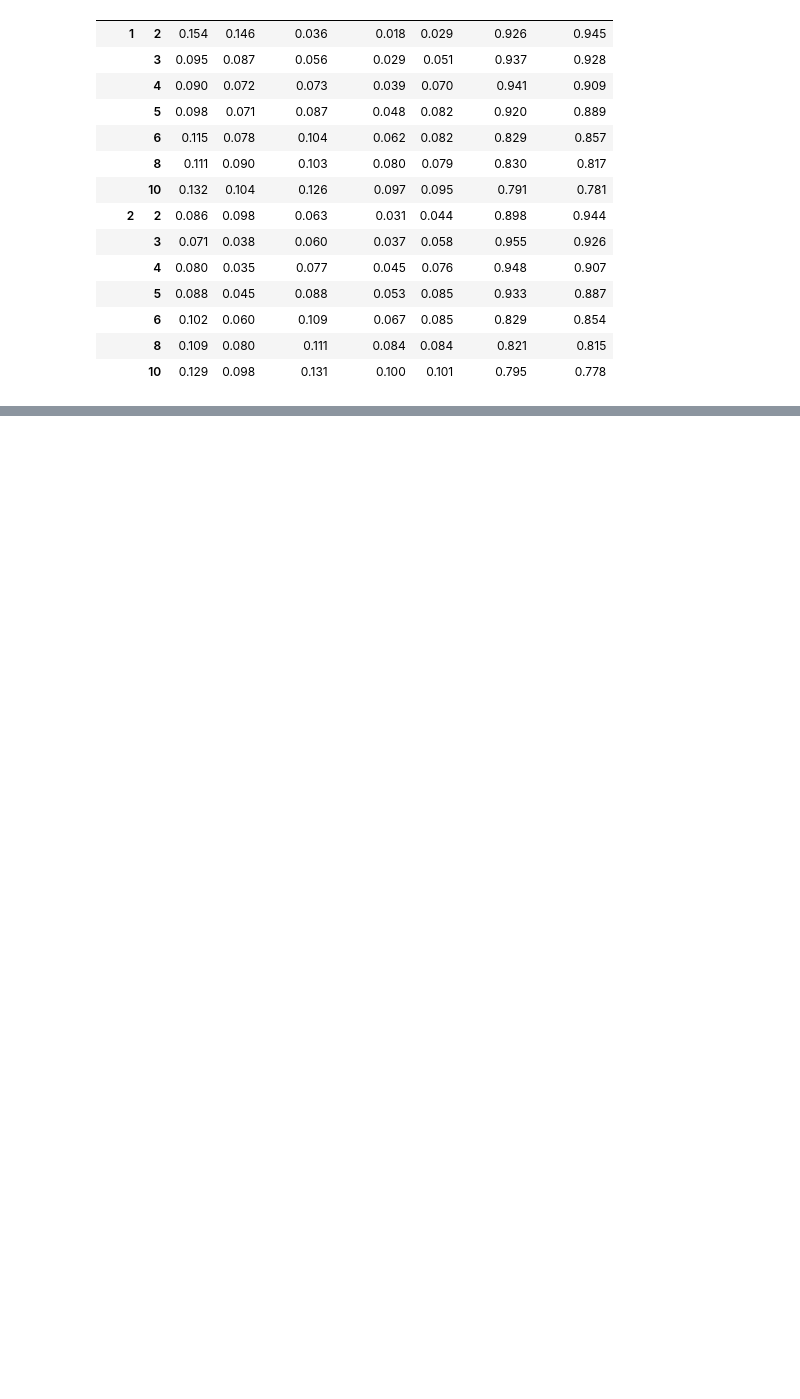
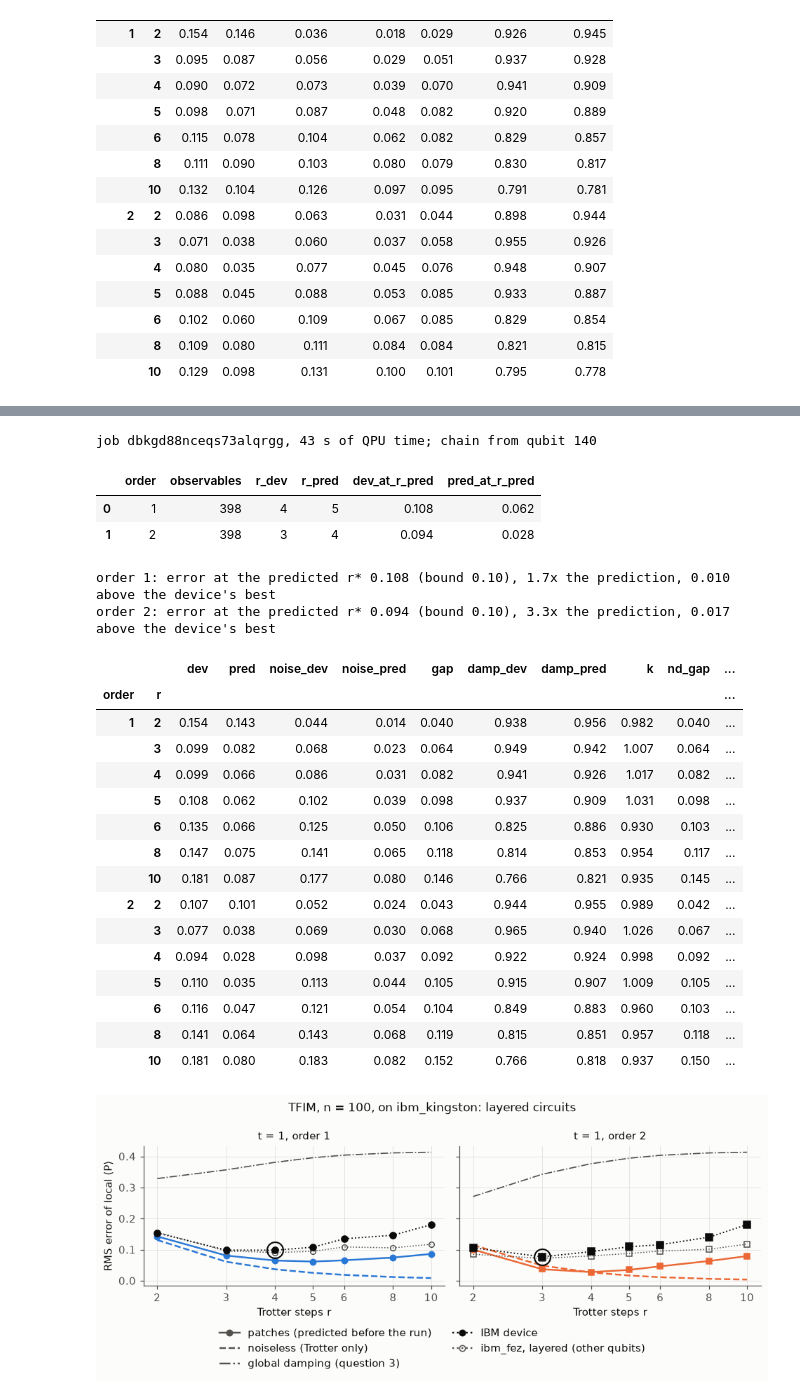
Before and after one commit to jayhsu0627/qtrotter, a Jupyter notebook: notebooks/trotter_under_noise.ipynb, the cells around one changed output, grey strips where cells are left out. Cells and saved outputs as stored; diff of their text form; code cells hidden in the pictures; blank space fills up the shorter version.

```diff
--- a/notebooks/trotter_under_noise.ipynb
+++ b/notebooks/trotter_under_noise.ipynb
@@ -1806,0 +1779,20 @@ represents.
+# %%
+from qtrotter.hardware import non_damping, twirl_test
+
+tw_record = json.load(open(ROOT / "results/hardware_twirl_job.json"))
+tw_flat = pd.read_csv(ROOT / "results/hardware_twirl_values.csv").drop(columns="t")
+tw_table, tw_verdict = twirl_test(tw_flat, rep_flat)
+print(f"job {tw_record['job_id']}, {tw_record.get('usage_seconds')} s of QPU time; pre-registered call: "
+      f"{tw_verdict['verdict']} (twirled / untwirled non-damping RMS {tw_verdict['nd_gap_ratio']:.2f}, "
+      f"median correlation {tw_verdict['corr']:.2f})")
+raw = {name: np.sqrt((non_damping(v, source=src)[0] ** 2).mean(axis=1)).median()
+       for name, v, src in (("twirled", tw_flat, "hardware"), ("untwirled, one copy", rep_flat, "hardware_0"))}
+print("median non-damping RMS without the shot-noise correction:", {k: round(v, 3) for k, v in raw.items()})
+for name, v in (("twirled", tw_flat), ("untwirled repeat", rep_flat)):
+    g = gap_table(v)
+    rate = {(o, c): -np.polyfit(g.loc[o].index, np.log(g.loc[o][c]), 1)[0] for o in (1, 2) for c in ("damp_dev", "damp_pred")}
+    print(f"{name}: damping per step, device / model: " + ", ".join(
+        f"order {o} {rate[(o, 'damp_dev')]:.4f} / {rate[(o, 'damp_pred')]:.4f}" for o in (1, 2)))
+print("pre-registered r* check:")
+display(leave_out(tw_flat, []).round(3))
+tw_table.round(3)
@@ -1806,0 +1846,41 @@ represents.
+# %%
+king_record = json.load(open(ROOT / "results/hardware_kingston_job.json"))
+king_flat = pd.read_csv(ROOT / "results/hardware_kingston_values.csv").drop(columns="t")
+king = rms_table(king_flat).assign(t=1.0)
+plots.hardware_long(king, title=f"TFIM, n = 100, on {king_record['backend']}: layered circuits",
+                    earlier=lay, earlier_label="ibm_fez, layered (other qubits)", save=FIG / "fig10_kingston.png")
+print(f"job {king_record['job_id']}, {king_record.get('usage_seconds')} s of QPU time; chain from qubit "
+      f"{king_record['layout'][0]}")
+display(leave_out(king_flat, []).round(3))
+king_gap = gap_table(king_flat).join(non_damping(king_flat)[1])
+king_dev = wide(king_flat, "hardware") - wide(king_flat, "patches")
+king_gap["corr_orders"] = [np.corrcoef(king_dev.loc[(1, r)], king_dev.loc[(2, r)])[0, 1] for _, r in king_gap.index]
+for order, row in leave_out(king_flat, []).set_index("order").iterrows():
+    print(f"order {order}: error at the predicted r* {row.dev_at_r_pred:.3f} (bound 0.10), "
+          f"{row.dev_at_r_pred / row.pred_at_r_pred:.1f}x the prediction, "
+          f"{row.dev_at_r_pred - king_gap.loc[order].dev.min():.3f} above the device's best")
+king_gap.round(3)
+# %% [output]
+job dbkgd88nceqs73alqrgg, 43 s of QPU time; chain from qubit 140
+|  | order | observables | r_dev | r_pred | dev_at_r_pred | pred_at_r_pred |
+| 0 | 1 | 398 | 4 | 5 | 0.108 | 0.062 |
+| 1 | 2 | 398 | 3 | 4 | 0.094 | 0.028 |
+order 1: error at the predicted r* 0.108 (bound 0.10), 1.7x the prediction, 0.010 above the device's best
+order 2: error at the predicted r* 0.094 (bound 0.10), 3.3x the prediction, 0.017 above the device's best
+|  |  | dev | pred | noise_dev | noise_pred | gap | damp_dev | damp_pred | k | nd_gap | ... |
+| order | r |  |  |  |  |  |  |  |  |  | ... |
+| 1 | 2 | 0.154 | 0.143 | 0.044 | 0.014 | 0.040 | 0.938 | 0.956 | 0.982 | 0.040 | ... |
+|  | 3 | 0.099 | 0.082 | 0.068 | 0.023 | 0.064 | 0.949 | 0.942 | 1.007 | 0.064 | ... |
+|  | 4 | 0.099 | 0.066 | 0.086 | 0.031 | 0.082 | 0.941 | 0.926 | 1.017 | 0.082 | ... |
+|  | 5 | 0.108 | 0.062 | 0.102 | 0.039 | 0.098 | 0.937 | 0.909 | 1.031 | 0.098 | ... |
+|  | 6 | 0.135 | 0.066 | 0.125 | 0.050 | 0.106 | 0.825 | 0.886 | 0.930 | 0.103 | ... |
+|  | 8 | 0.147 | 0.075 | 0.141 | 0.065 | 0.118 | 0.814 | 0.853 | 0.954 | 0.117 | ... |
+|  | 10 | 0.181 | 0.087 | 0.177 | 0.080 | 0.146 | 0.766 | 0.821 | 0.935 | 0.145 | ... |
+| 2 | 2 | 0.107 | 0.101 | 0.052 | 0.024 | 0.043 | 0.944 | 0.955 | 0.989 | 0.042 | ... |
+|  | 3 | 0.077 | 0.038 | 0.069 | 0.030 | 0.068 | 0.965 | 0.940 | 1.026 | 0.067 | ... |
+|  | 4 | 0.094 | 0.028 | 0.098 | 0.037 | 0.092 | 0.922 | 0.924 | 0.998 | 0.092 | ... |
+|  | 5 | 0.110 | 0.035 | 0.113 | 0.044 | 0.105 | 0.915 | 0.907 | 1.009 | 0.105 | ... |
+|  | 6 | 0.116 | 0.047 | 0.121 | 0.054 | 0.104 | 0.849 | 0.883 | 0.960 | 0.103 | ... |
+|  | 8 | 0.141 | 0.064 | 0.143 | 0.068 | 0.119 | 0.815 | 0.851 | 0.957 | 0.118 | ... |
+|  | 10 | 0.181 | 0.080 | 0.183 | 0.082 | 0.152 | 0.766 | 0.818 | 0.937 | 0.150 | ... |
+[figure, added]
```
Also changed, not shown: parts of 9 cells of this notebook, 2 other files.
